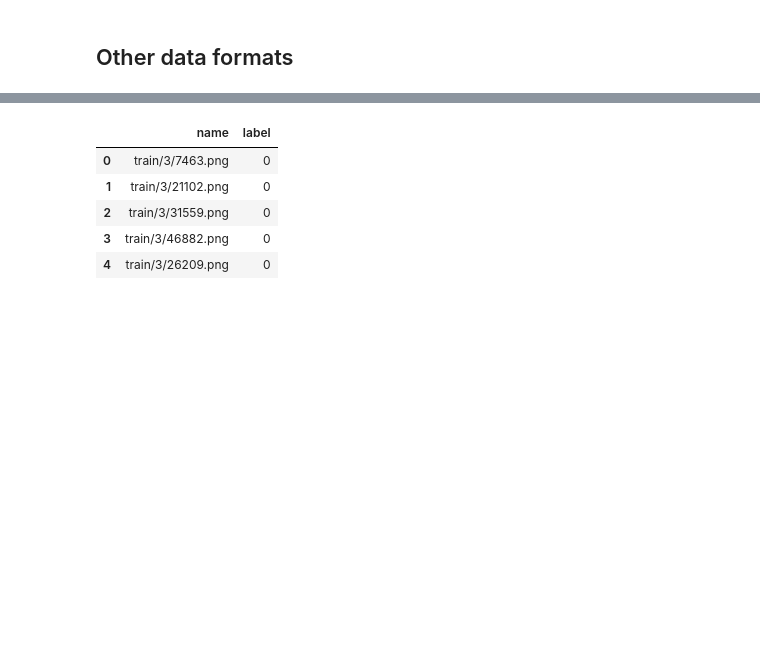
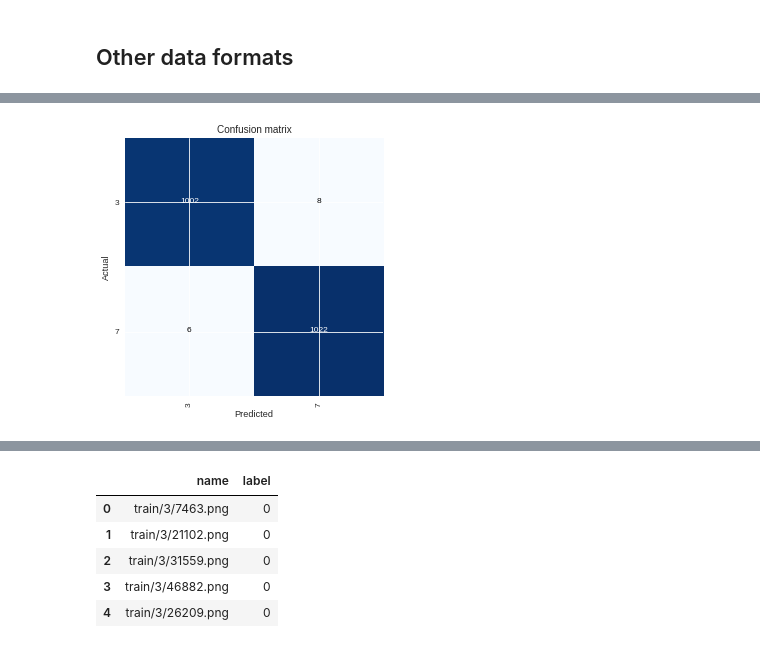
Before and after one commit to cyuancheng/fastai_v3, a Jupyter notebook: lesson1_pets.ipynb, the cells around one changed output, grey strips where cells are left out. Drawn from its saved outputs; the diff is of its cells as text; code cells hidden in the pictures; blank space fills up the shorter version.

```diff
--- a/lesson1_pets.ipynb
+++ b/lesson1_pets.ipynb
@@ -309,0 +341,4 @@ epoch  train_loss  valid_loss  accuracy
+# %%
+interp.plot_confusion_matrix(figsize=(5,5), dpi=60)
+# %% [output]
+[figure, added]
```
Also changed, not shown: parts of 12 cells of this notebook.
